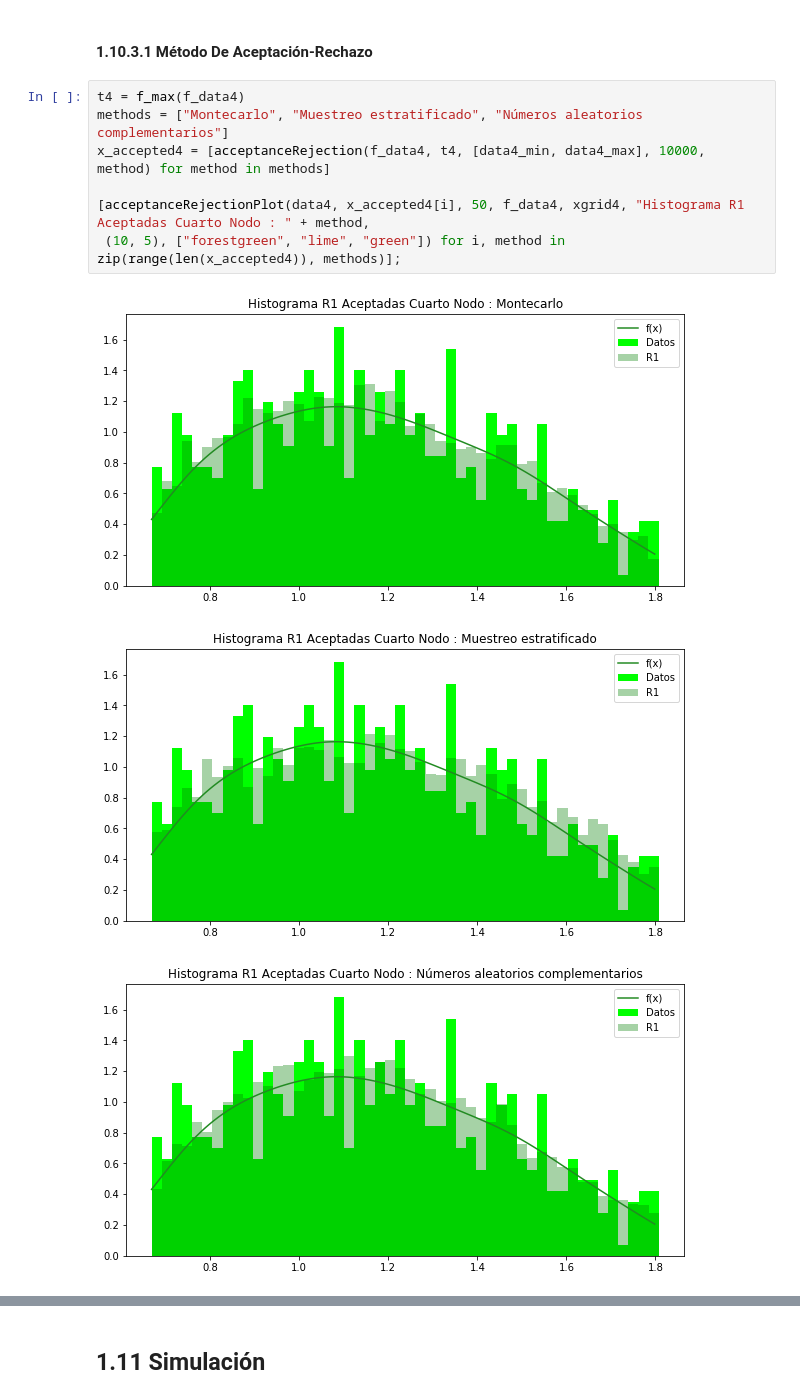
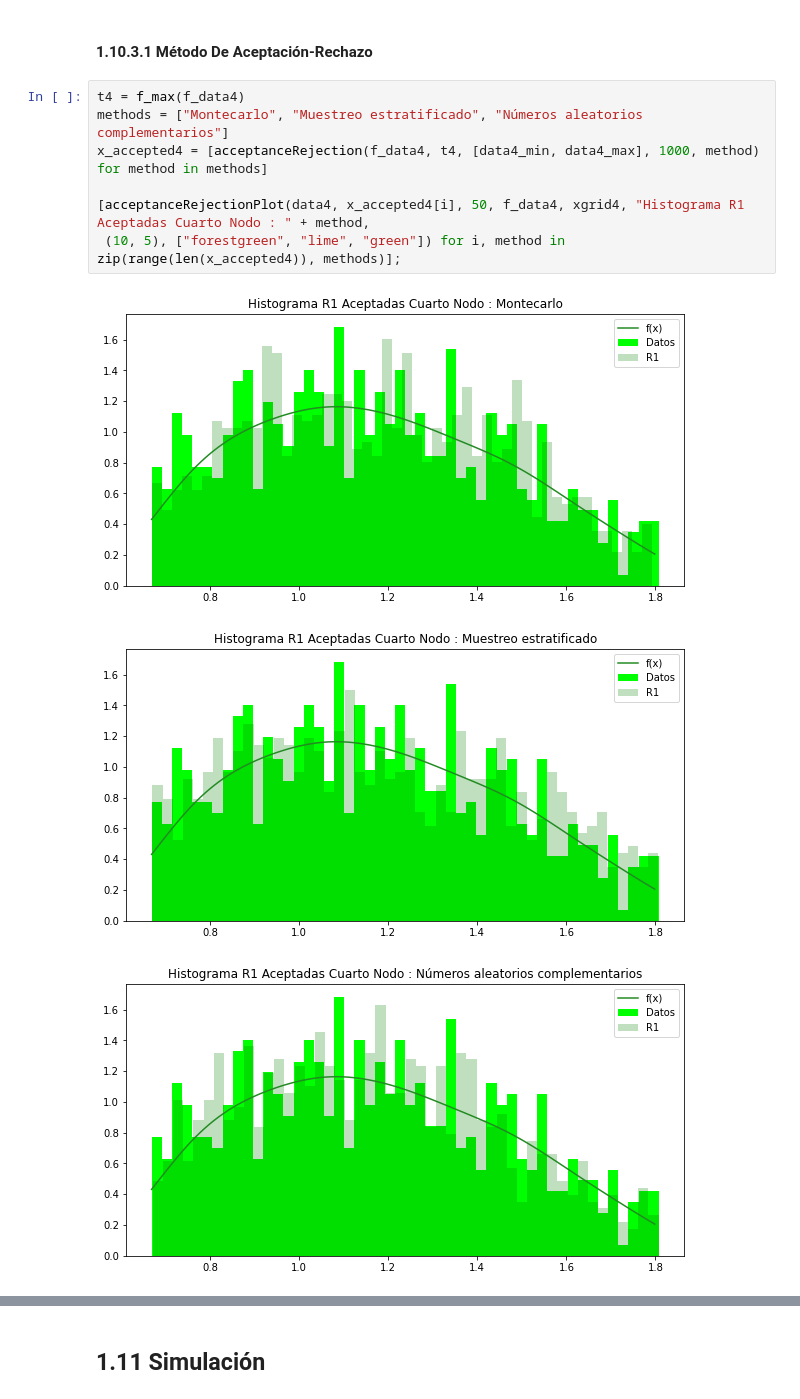
Before and after one commit to EMarquez7/Proyecto_DALopez_EMarquez, a Jupyter notebook: ProyectoModulo1_LazarenoD_DelgadoE.ipynb, the cells around one changed output, grey strips where cells are left out. Cells and saved outputs as stored; diff of their text form.

```diff
--- a/ProyectoModulo1_LazarenoD_DelgadoE.ipynb
+++ b/ProyectoModulo1_LazarenoD_DelgadoE.ipynb
@@ -816,11 +859,11 @@ f_data4 = kde(data4, np.linspace(0.1, 2, 30), 20, xgrid4, "KDE : Beta", color =
 # %%
 t4 = f_max(f_data4)
 methods = ["Montecarlo", "Muestreo estratificado", "Números aleatorios complementarios"]
-x_accepted4 = [acceptanceRejection(f_data4, t4, [data4_min, data4_max], 10000, method) for method in methods]
+x_accepted4 = [acceptanceRejection(f_data4, t4, [data4_min, data4_max], 1000, method) for method in methods]
 
 [acceptanceRejectionPlot(data4, x_accepted4[i], 50, f_data4, xgrid4, "Histograma R1 Aceptadas Cuarto Nodo : " + method,
  (10, 5), ["forestgreen", "lime", "green"]) for i, method in zip(range(len(x_accepted4)), methods)];
 # %% [output]
-[figure, old version]
+[figure, new version]
-[figure, old version]
+[figure, new version]
-[figure, old version]
+[figure, new version]
```
Also changed, not shown: parts of 22 cells of this notebook.
